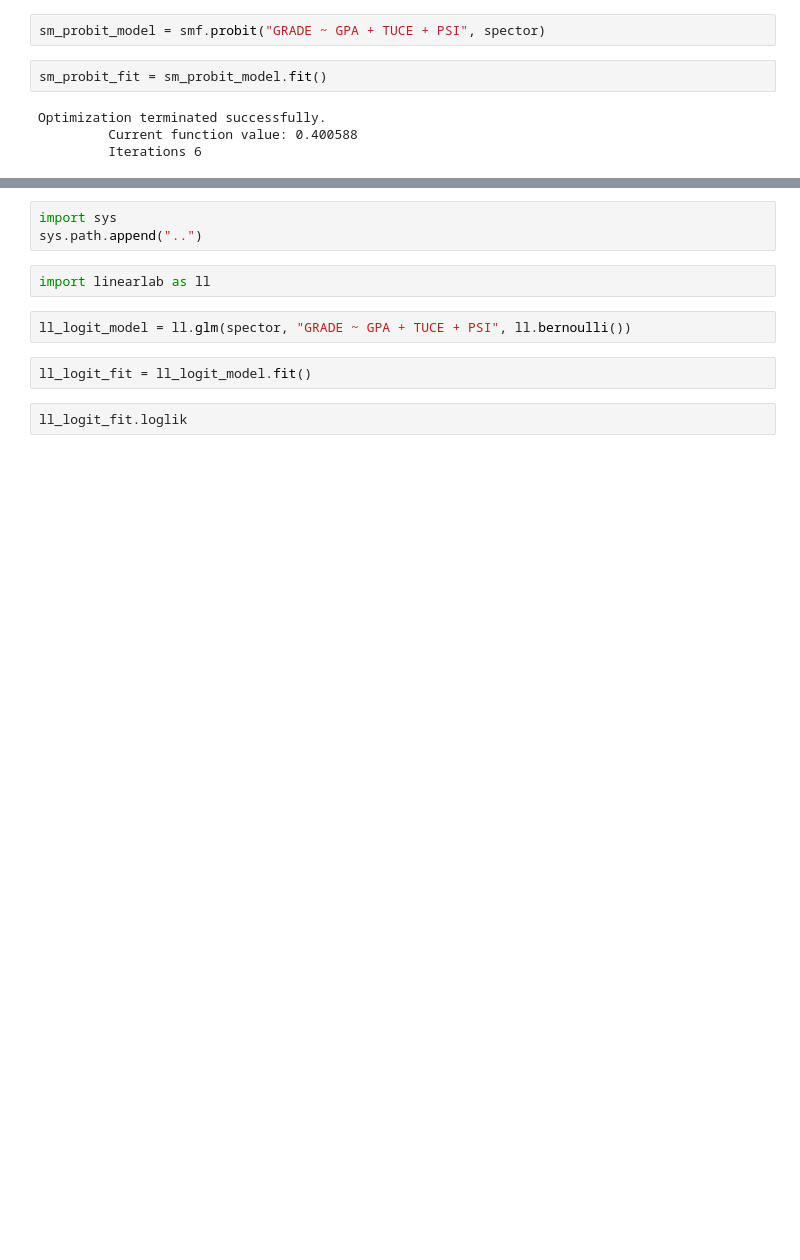
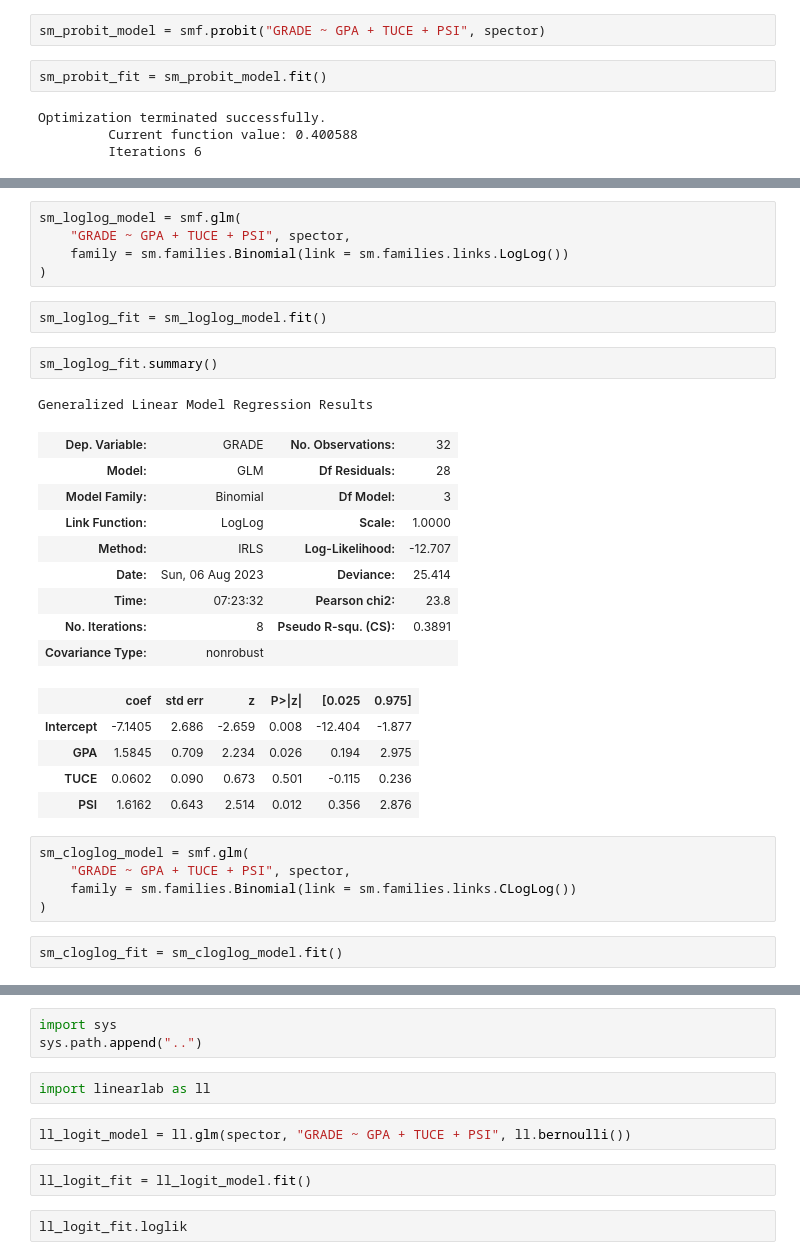
Before and after one commit to dschulman/linearlab, a Jupyter notebook: example/glm_bernoulli.ipynb, the cells around one changed output, grey strips where cells are left out. Saved outputs shown, nothing was run; the diff lists cells and outputs as text; blank space fills up the shorter version.

```diff
--- a/example/glm_bernoulli.ipynb
+++ b/example/glm_bernoulli.ipynb
@@ -75,0 +101,32 @@ Probit Regression Results
+# %%
+sm_loglog_model = smf.glm(
+    "GRADE ~ GPA + TUCE + PSI", spector,
+    family = sm.families.Binomial(link = sm.families.links.LogLog())
+)
+# %%
+sm_loglog_fit = sm_loglog_model.fit()
+# %%
+sm_loglog_fit.summary()
+# %% [output]
+Generalized Linear Model Regression Results
+| Dep. Variable: | GRADE | No. Observations: | 32 |
+| Model: | GLM | Df Residuals: | 28 |
+| Model Family: | Binomial | Df Model: | 3 |
+| Link Function: | LogLog | Scale: | 1.0000 |
+| Method: | IRLS | Log-Likelihood: | -12.707 |
+| Date: | Sun, 06 Aug 2023 | Deviance: | 25.414 |
+| Time: | 07:23:32 | Pearson chi2: | 23.8 |
+| No. Iterations: | 8 | Pseudo R-squ. (CS): | 0.3891 |
+| Covariance Type: | nonrobust |  |  |
+|  | coef | std err | z | P>|z| | [0.025 | 0.975] |
+| Intercept | -7.1405 | 2.686 | -2.659 | 0.008 | -12.404 | -1.877 |
+| GPA | 1.5845 | 0.709 | 2.234 | 0.026 | 0.194 | 2.975 |
+| TUCE | 0.0602 | 0.090 | 0.673 | 0.501 | -0.115 | 0.236 |
+| PSI | 1.6162 | 0.643 | 2.514 | 0.012 | 0.356 | 2.876 |
+# %%
+sm_cloglog_model = smf.glm(
+    "GRADE ~ GPA + TUCE + PSI", spector,
+    family = sm.families.Binomial(link = sm.families.links.CLogLog())
+)
+# %%
+sm_cloglog_fit = sm_cloglog_model.fit()
```
Also changed, not shown: parts of 18 cells of this notebook, 2 other files.
